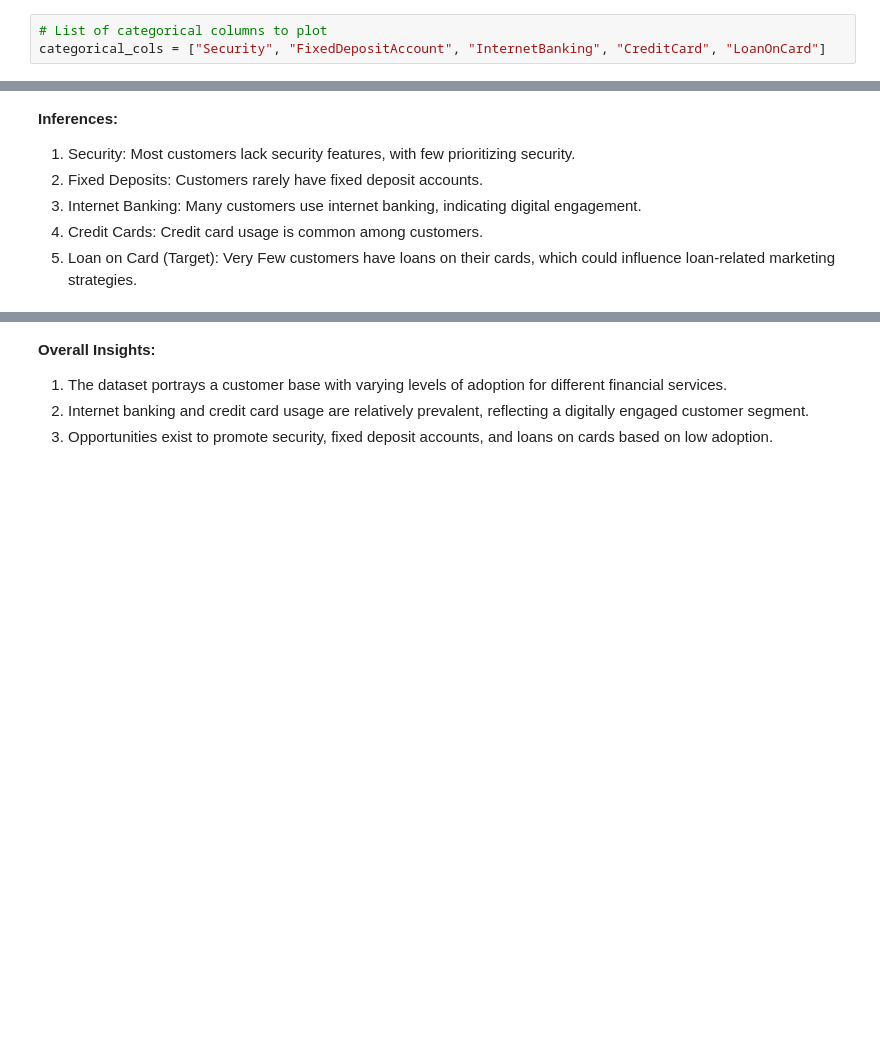
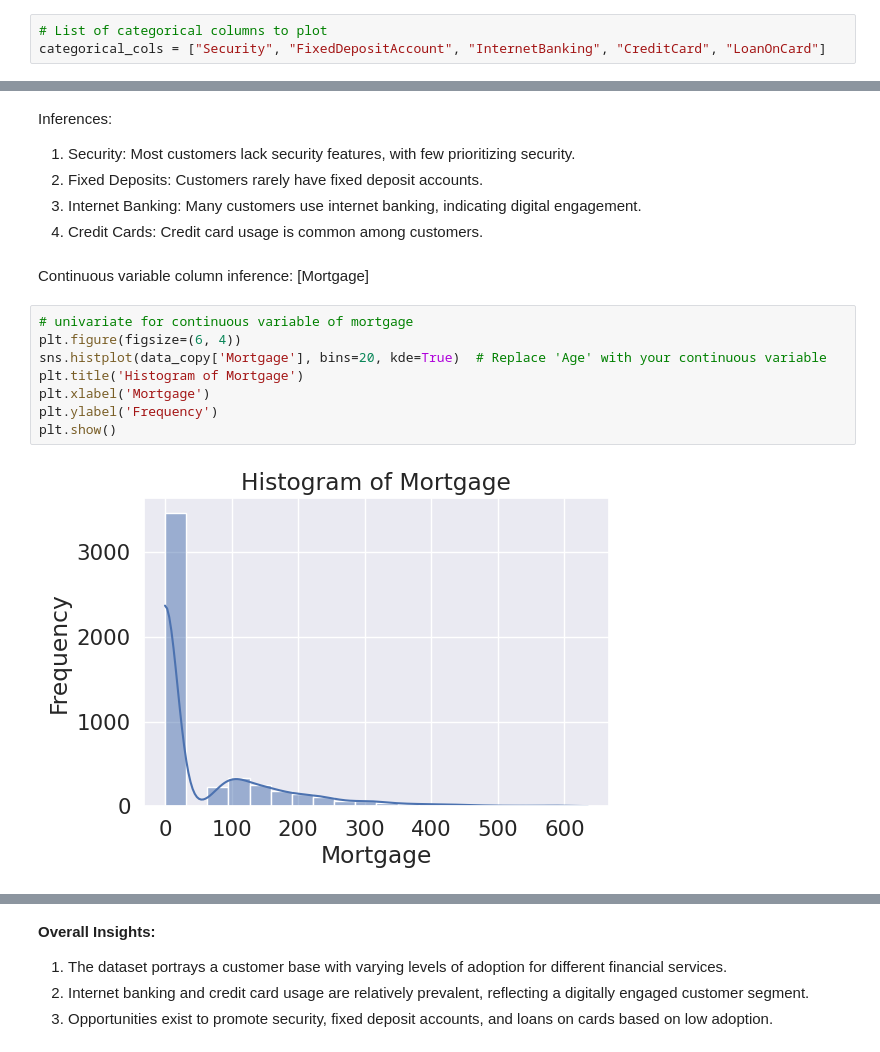
Before and after one commit to Jeru-John/ML-case-studies, a Jupyter notebook: BFSI_loan_customer_prediction.ipynb, the cells around one changed output, grey strips where cells are left out. Drawn from its saved outputs; the diff is of its cells as text; blank space fills up the shorter version.

```diff
--- a/BFSI_loan_customer_prediction.ipynb
+++ b/BFSI_loan_customer_prediction.ipynb
@@ -266,8 +306,19 @@ This will become an error in seaborn v0.14.0; please update your code.
 # %% [markdown]
-**Inferences:**
+Inferences:
 
 1. Security: Most customers lack security features, with few prioritizing security.
 2. Fixed Deposits: Customers rarely have fixed deposit accounts.
 3. Internet Banking: Many customers use internet banking, indicating digital engagement.
 4. Credit Cards: Credit card usage is common among customers.
-5. Loan on Card (Target): Very Few customers have loans on their cards, which could influence loan-related marketing strategies.
+# %% [markdown]
+Continuous variable column inference: [Mortgage]
+# %%
+# univariate for continuous variable of mortgage
+plt.figure(figsize=(6, 4))
+sns.histplot(data_copy['Mortgage'], bins=20, kde=True)  # Replace 'Age' with your continuous variable
+plt.title('Histogram of Mortgage')
+plt.xlabel('Mortgage')
+plt.ylabel('Frequency')
+plt.show()
+# %% [output]
+[figure, added]
```
Also changed, not shown: parts of 80 cells of this notebook.
